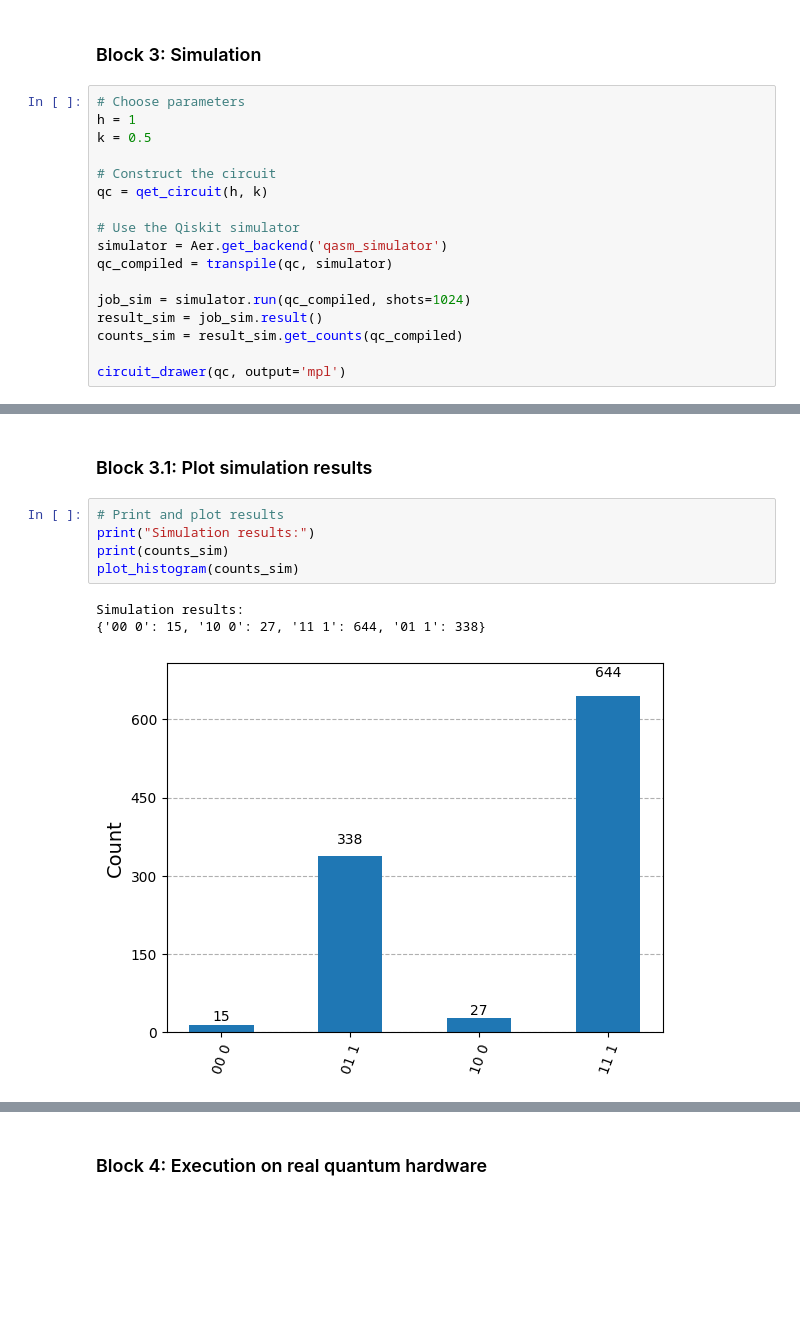
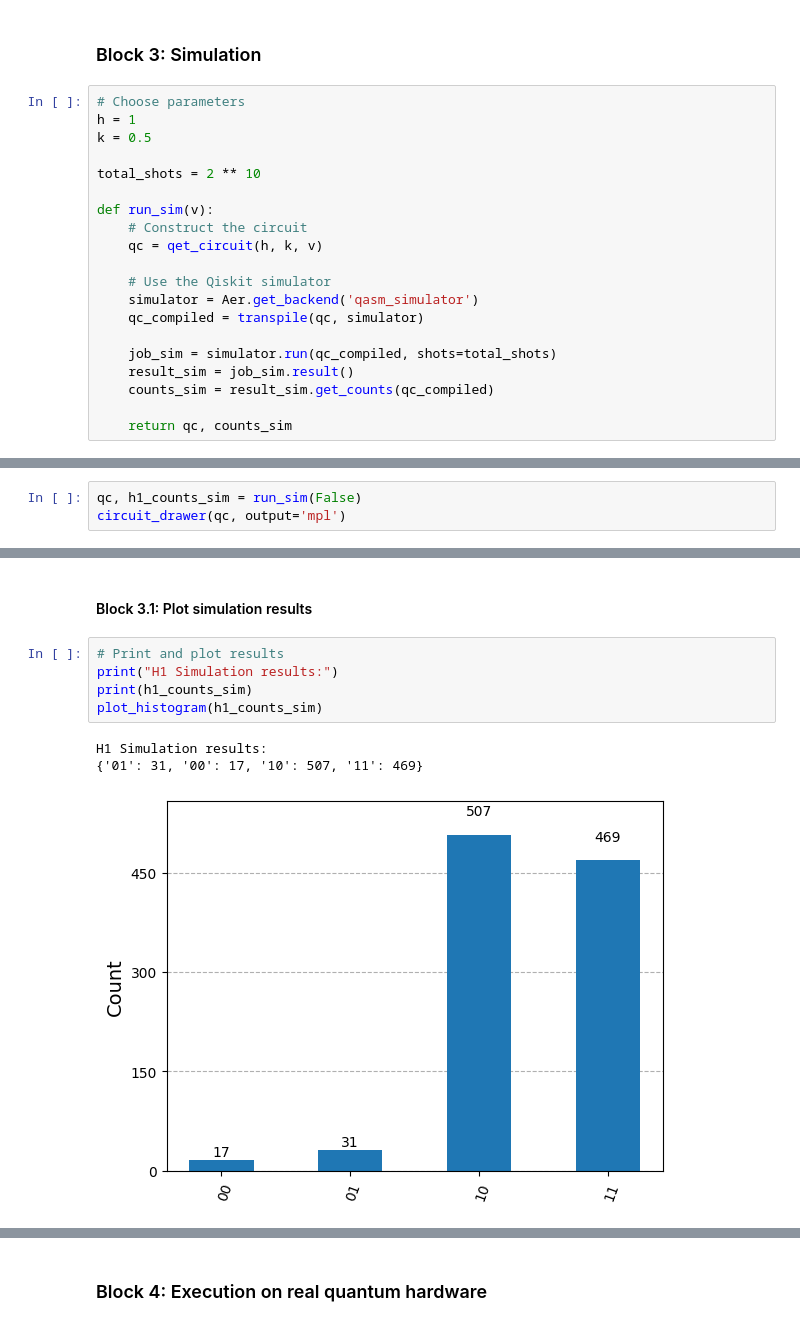
Before and after one commit to Amir1603/quantum, a Jupyter notebook: ibm/redo2.ipynb, the cells around one changed output, grey strips where cells are left out. Drawn from its saved outputs; the diff is of its cells as text; blank space fills up the shorter version.

Commit message:
Some fixes for expectation values calculation from the measured classical bits results

```diff
--- a/ibm/redo2.ipynb
+++ b/ibm/redo2.ipynb
@@ -110,15 +58,18 @@ def qet_circuit(h, k):
 h = 1
 k = 0.5
 
-# Construct the circuit
-qc = qet_circuit(h, k)
+total_shots = 2 ** 10
 
-# Use the Qiskit simulator
-simulator = Aer.get_backend('qasm_simulator')
-qc_compiled = transpile(qc, simulator)
+def run_sim(v):
+    # Construct the circuit
+    qc = qet_circuit(h, k, v)
 
-job_sim = simulator.run(qc_compiled, shots=1024)
-result_sim = job_sim.result()
-counts_sim = result_sim.get_counts(qc_compiled)
+    # Use the Qiskit simulator
+    simulator = Aer.get_backend('qasm_simulator')
+    qc_compiled = transpile(qc, simulator)
 
-circuit_drawer(qc, output='mpl')
+    job_sim = simulator.run(qc_compiled, shots=total_shots)
+    result_sim = job_sim.result()
+    counts_sim = result_sim.get_counts(qc_compiled)
+
+    return qc, counts_sim
@@ -126,0 +76,3 @@ circuit_drawer(qc, output='mpl')
+# %%
+qc, h1_counts_sim = run_sim(False)
+circuit_drawer(qc, output='mpl')
@@ -127,11 +86,11 @@ circuit_drawer(qc, output='mpl')
 # %% [markdown]
-### Block 3.1: Plot simulation results
+#### Block 3.1: Plot simulation results
 # %%
 # Print and plot results
-print("Simulation results:")
-print(counts_sim)
-plot_histogram(counts_sim)
+print("H1 Simulation results:")
+print(h1_counts_sim)
+plot_histogram(h1_counts_sim)
 # %% [output]
-Simulation results:
-{'00 0': 15, '10 0': 27, '11 1': 644, '01 1': 338}
+H1 Simulation results:
+{'01': 31, '00': 17, '10': 507, '11': 469}
-[figure, old version]
+[figure, new version]
```
Also changed, not shown: parts of 9 cells of this notebook.
